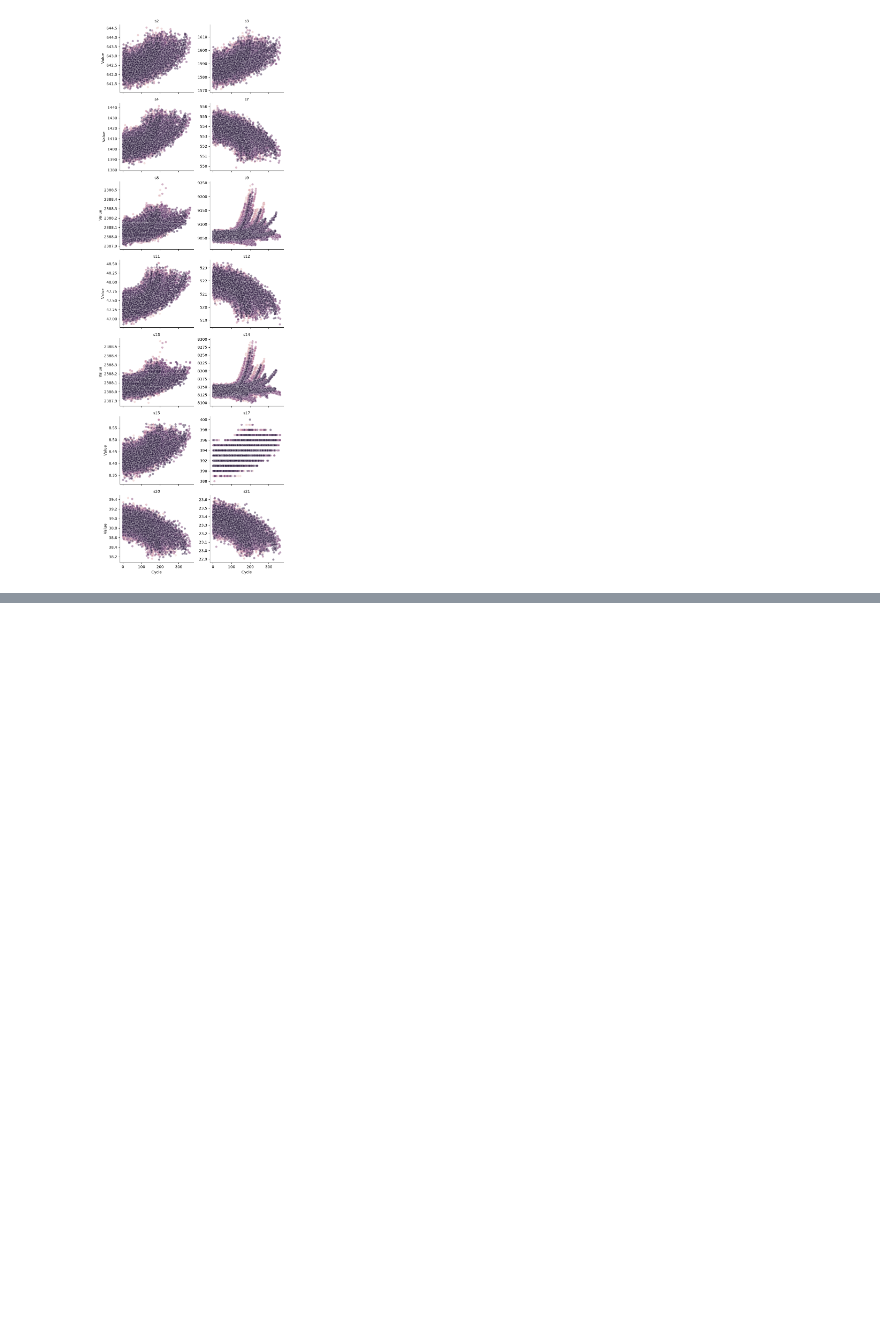
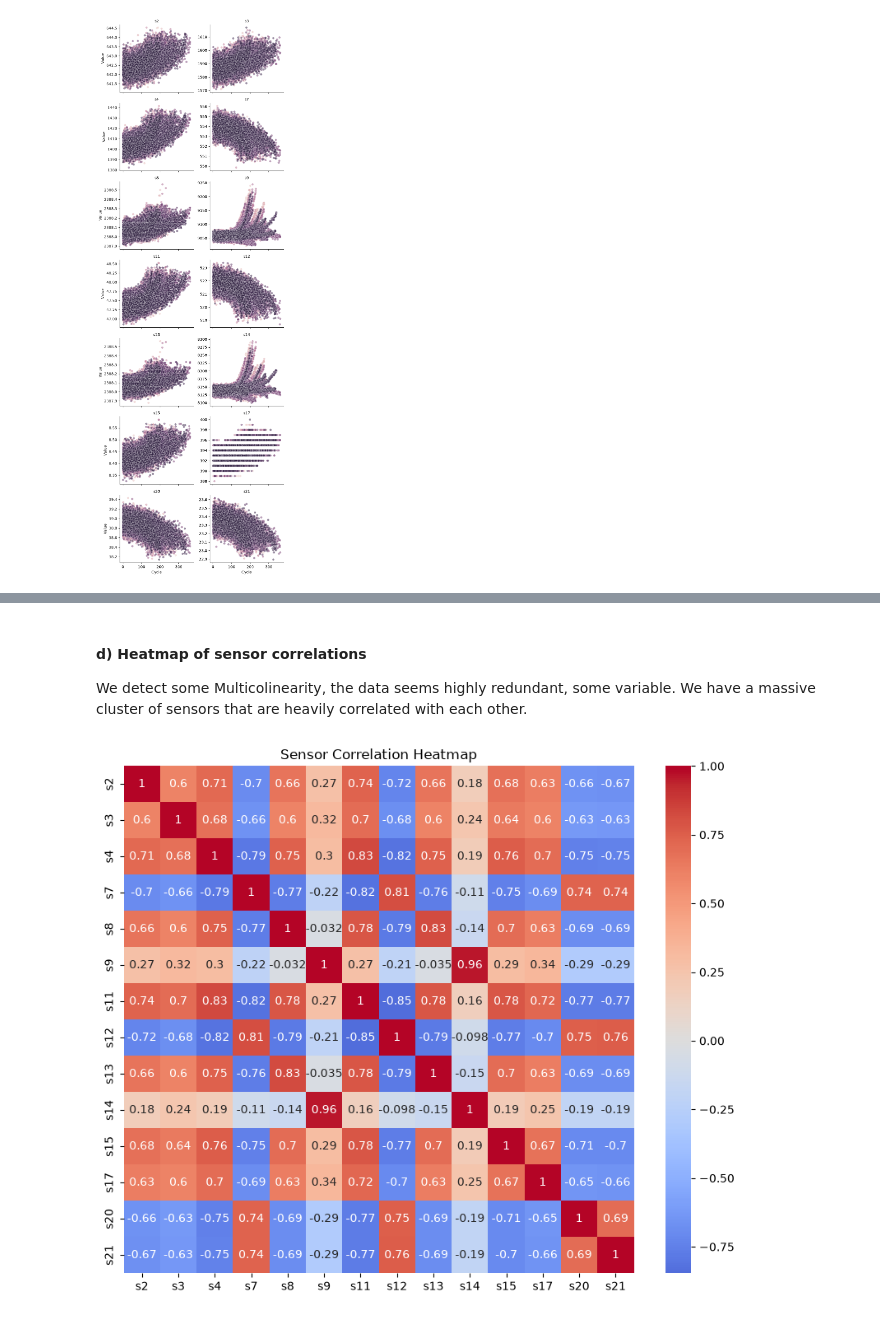
Before and after one commit to BaptisteCambon/Engine_Failure, a Jupyter notebook: notebook.ipynb, the cells around one changed output, grey strips where cells are left out. Drawn from its saved outputs; the diff is of its cells as text; code cells hidden in the pictures; blank space fills up the shorter version.

```diff
--- a/notebook.ipynb
+++ b/notebook.ipynb
@@ -147,0 +152,14 @@ plt.show()
+# %% [markdown]
+#### d) Heatmap of sensor correlations
+
+We detect some Multicolinearity, the data seems highly redundant, some variable. We have a massive cluster of sensors that are heavily correlated with each other.
+# %%
+# Heatmap of sensor correlations to detect redundancy.
+corr_matrix = df[high_variance_features].corr()
+
+plt.figure(figsize=(10, 8))
+sns.heatmap(corr_matrix, annot=True, cmap="coolwarm", center=0)
+plt.title("Sensor Correlation Heatmap")
+plt.show()
+# %% [output]
+[figure, added]
```
Also changed, not shown: parts of 12 cells of this notebook.
